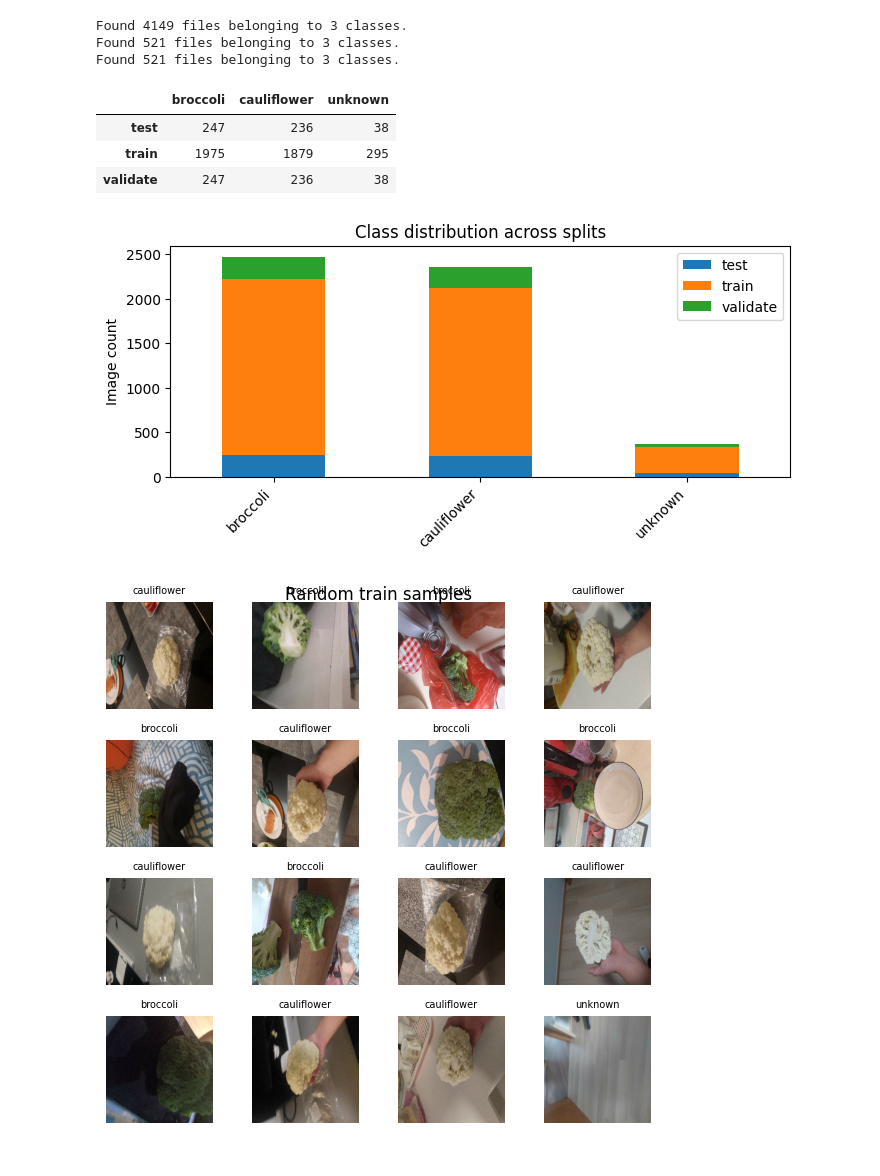
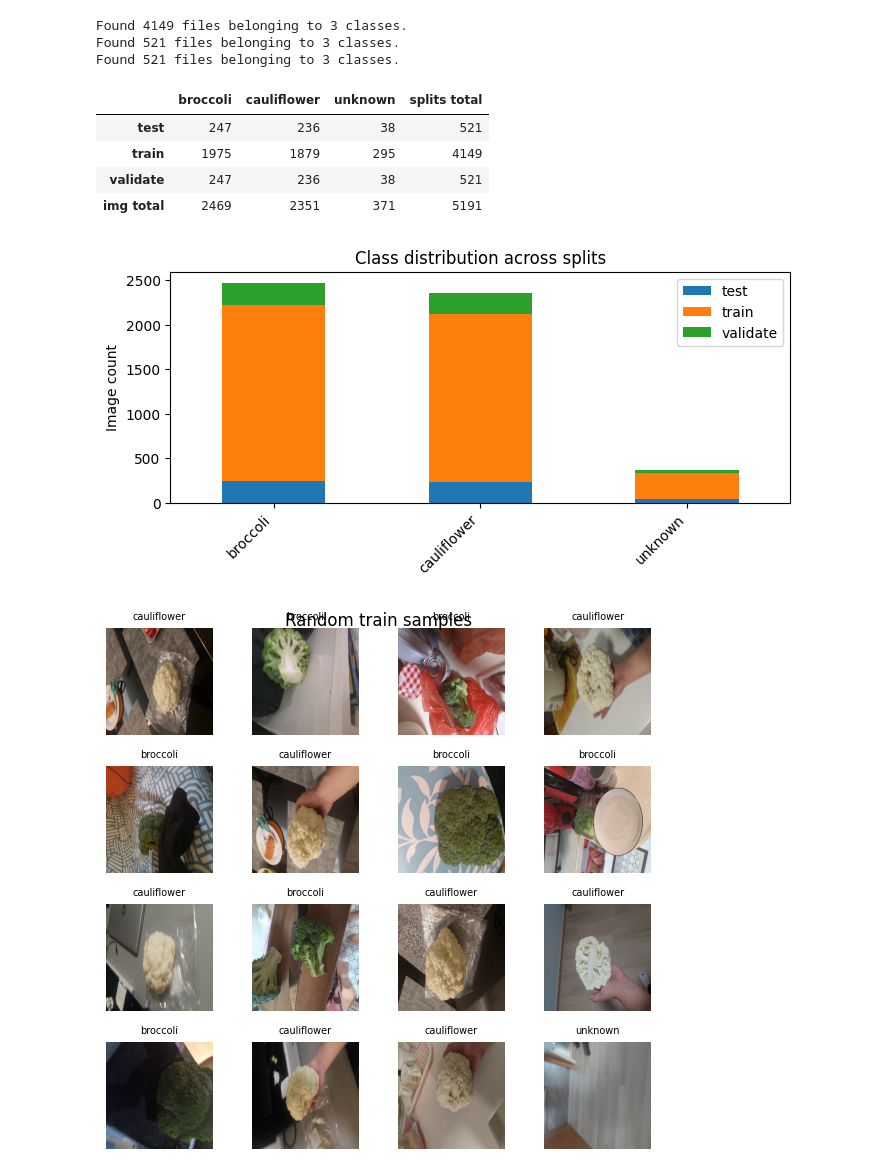
Before and after one commit to dion-choy/mlai, a Jupyter notebook: model.ipynb, the cells around one changed output. Saved outputs shown, nothing was run; the diff lists cells and outputs as text; code cells hidden in the pictures.

```diff
--- a/model.ipynb
+++ b/model.ipynb
@@ -45,21 +45,27 @@ Found 521 files belonging to 3 classes.
 # %%
 def count_images(split):
     return {cls: len(os.listdir(f"{ROOT}{split}/{cls}/"))
             for cls in classes}
 
 df_counts = pd.DataFrame({s: count_images(s) for s in splits})
 
-display(df_counts.T)  # nice Jupyter table
+table_df = df_counts.T
+table_df["splits total"] = table_df.sum(1)
+table_df.loc["img total"] = table_df.sum(0)
+
+display(table_df)  # Jupyter table
+
 ax = df_counts.plot.bar(stacked=True, figsize=(8,3))
 ax.set_title("Class distribution across splits")
 ax.set_ylabel("Image count")
 plt.xticks(rotation=45, ha="right")
 plt.show()
 # %% [output]
-|  | broccoli | cauliflower | unknown |
-| test | 247 | 236 | 38 |
-| train | 1975 | 1879 | 295 |
-| validate | 247 | 236 | 38 |
+|  | broccoli | cauliflower | unknown | splits total |
+| test | 247 | 236 | 38 | 521 |
+| train | 1975 | 1879 | 295 | 4149 |
+| validate | 247 | 236 | 38 | 521 |
+| img total | 2469 | 2351 | 371 | 5191 |
 [figure]
 # %%
 plt.figure(figsize=(6,6))
```
Also changed, not shown: parts of 3 cells of this notebook.
